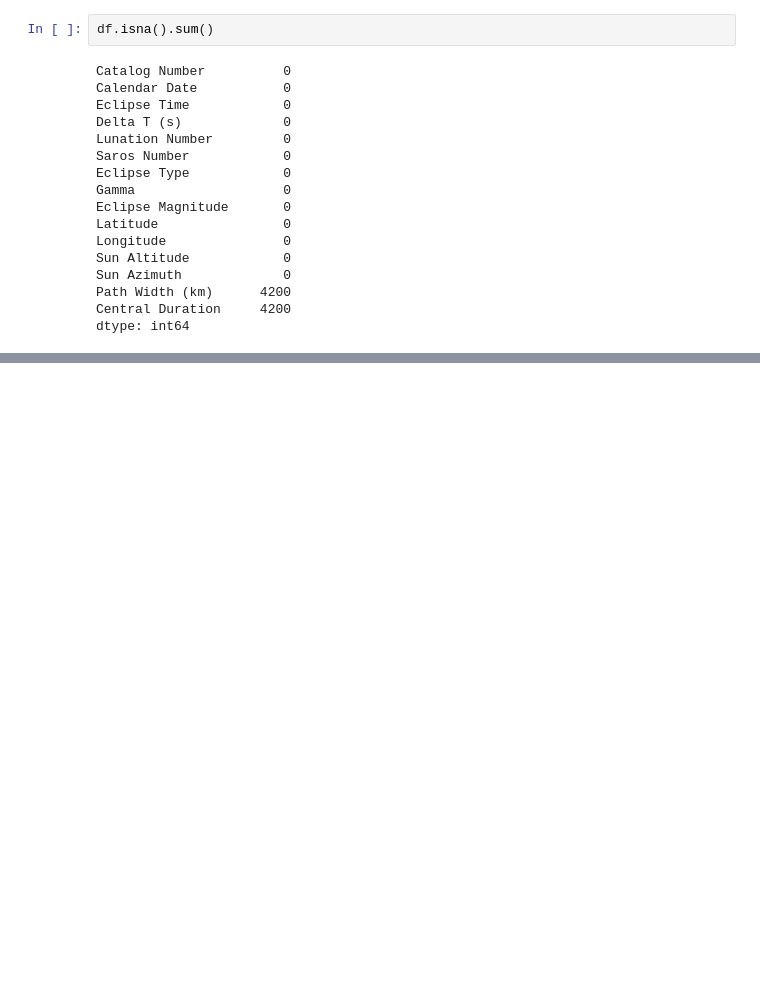
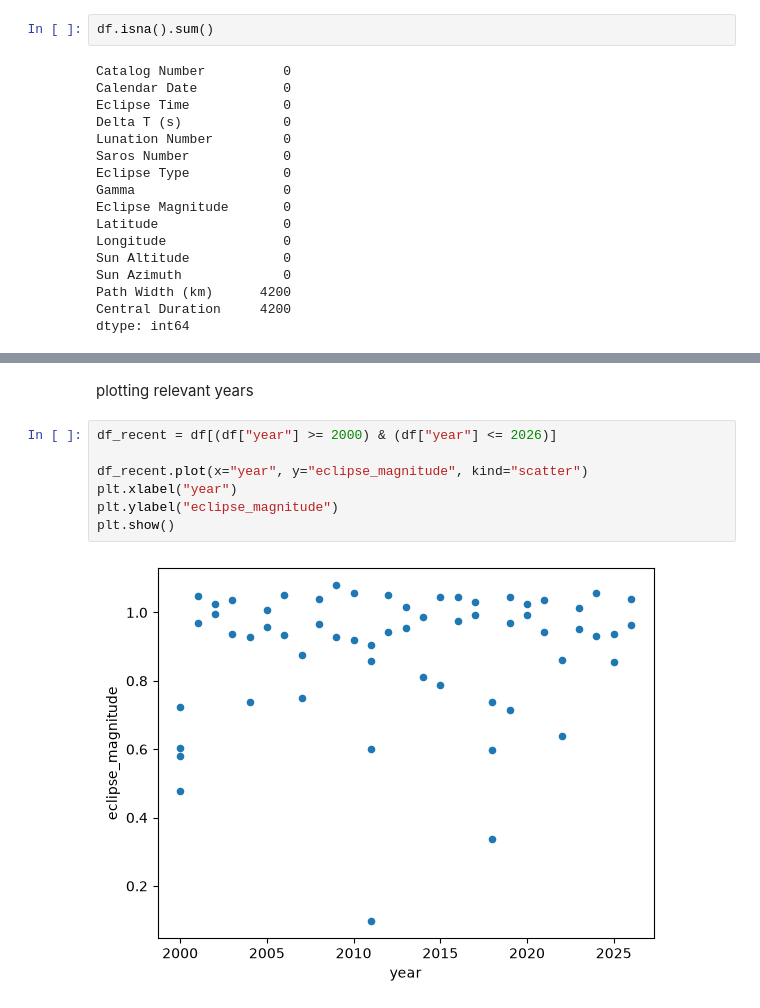
Before and after one commit to FellanNokes/eClipseBord_Azure_Lab_DE25_Felix_Kjellberg, a Jupyter notebook: eda/eda.ipynb, the cells around one changed output, grey strips where cells are left out. Drawn from its saved outputs; the diff is of its cells as text; blank space fills up the shorter version.

```diff
--- a/eda/eda.ipynb
+++ b/eda/eda.ipynb
@@ -87,5 +101,16 @@ plt.ylabel("Eclipse Magnitude")
 plt.show()
 # %% [output]
 [figure]
+# %% [markdown]
+plotting relevant years
+# %%
+df_recent = df[(df["year"] >= 2000) & (df["year"] <= 2026)]
+
+df_recent.plot(x="year", y="eclipse_magnitude", kind="scatter")
+plt.xlabel("year")
+plt.ylabel("eclipse_magnitude")
+plt.show()
+# %% [output]
+[figure, added]
 # %%
 fig, ax = plt.subplots()
```
Also changed, not shown: parts of 10 cells of this notebook.
